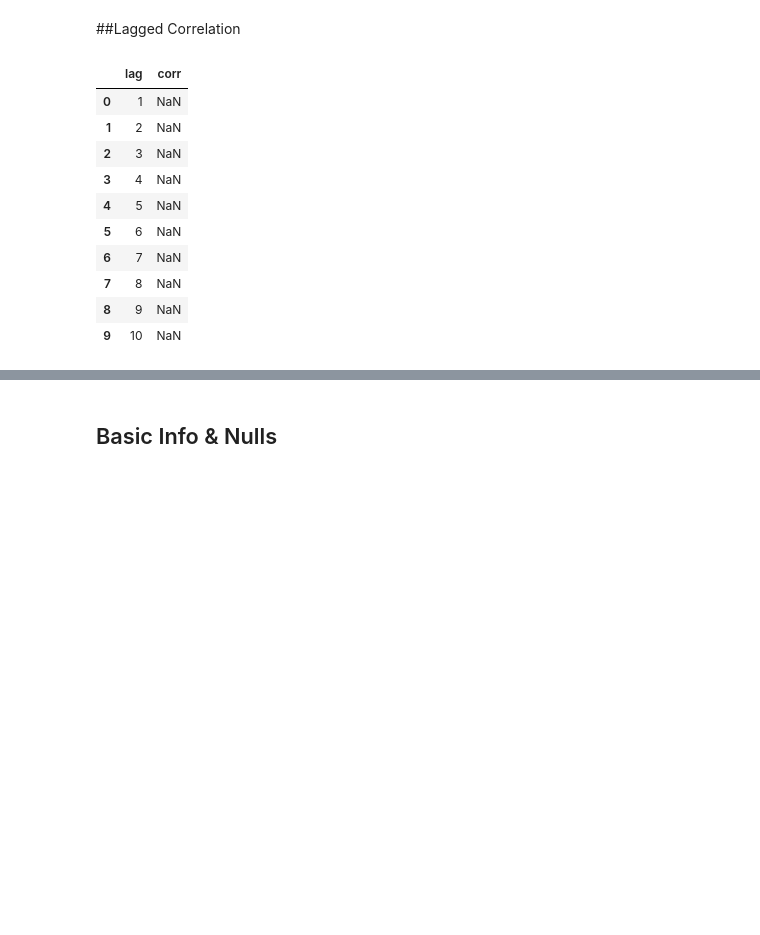
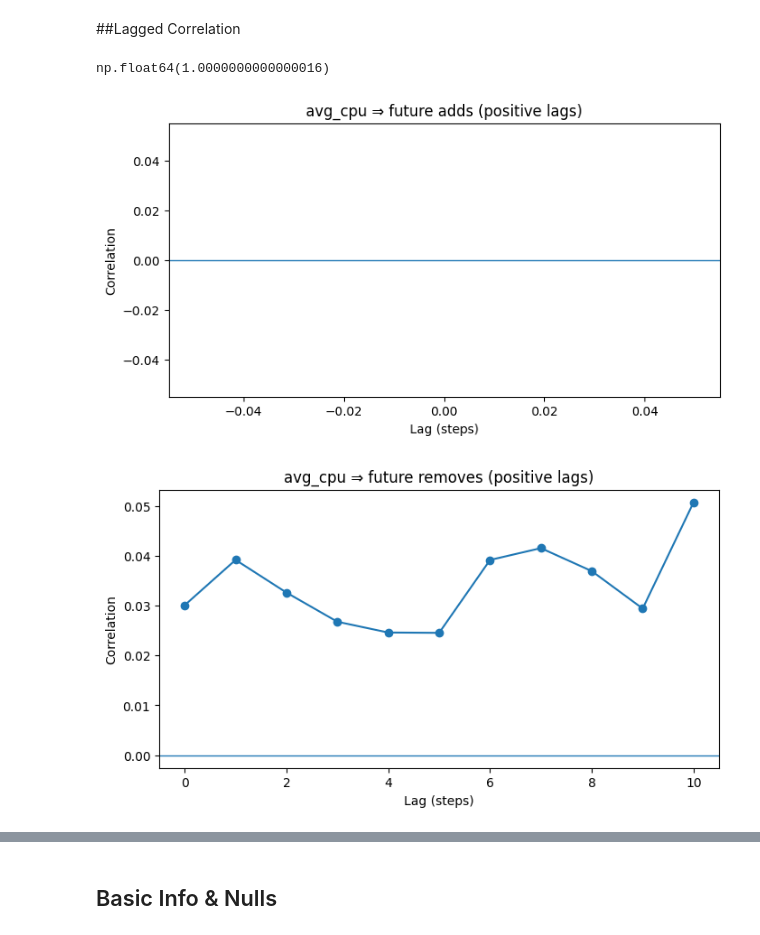
Before and after one commit to rah-ds/Cloud-Autoscaling-using-RL, a Jupyter notebook: notebooks/google_cluster_colab_eda.ipynb, the cells around one changed output, grey strips where cells are left out. Drawn from its saved outputs; the diff is of its cells as text; code cells hidden in the pictures; blank space fills up the shorter version.

```diff
--- a/notebooks/google_cluster_colab_eda.ipynb
+++ b/notebooks/google_cluster_colab_eda.ipynb
@@ -218,25 +212,7 @@ plt.show()
 # %% [markdown]
 ##Lagged Correlation
-# %%
-import pandas as pd
-
-def lag_corr(x, y, max_lag=5):
-    results = []
-    for lag in range(1, max_lag+1):
-        corr = x.corr(y.shift(-lag))
-        results.append({'lag': lag, 'corr': corr})
-    return pd.DataFrame(results)
-
-lag_corr(df['avg_cpu'], df['adds'], max_lag=10)
-# %% [output]
-|  | lag | corr |
-| 0 | 1 | NaN |
-| 1 | 2 | NaN |
-| 2 | 3 | NaN |
-| 3 | 4 | NaN |
-| 4 | 5 | NaN |
-| 5 | 6 | NaN |
-| 6 | 7 | NaN |
-| 7 | 8 | NaN |
-| 8 | 9 | NaN |
-| 9 | 10 | NaN |
+# %%
+lag = 1  # minutes/steps
+df[['avg_cpu','adds']].corrwith(df[['avg_cpu', 'adds']].assign(adds=df['adds'].shift(-lag))).loc['avg_cpu']
+# %% [output]
+np.float64(1.0000000000000016)
@@ -242,0 +263,16 @@ lag_corr(df['avg_cpu'], df['adds'], max_lag=10)
+# %%
+# Ensure regular 1-minute grid and fill small gaps
+df = df.sort_values('time_window')
+df = (df.set_index('time_window')
+        .resample('1T').mean()
+        .ffill().bfill()
+        .reset_index())
+
+res_adds = lag_corr_series(df['avg_cpu'], df['adds'], lags=range(0, 11))     # x -> y (future adds)
+res_rems = lag_corr_series(df['avg_cpu'], df['removes'], lags=range(0, 11))
+
+plot_lag_corr(res_adds, "avg_cpu ⇒ future adds (positive lags)")
+plot_lag_corr(res_rems, "avg_cpu ⇒ future removes (positive lags)")
+# %% [output]
+[figure, added]
+[figure, added]
```
Also changed, not shown: parts of 14 cells of this notebook.
